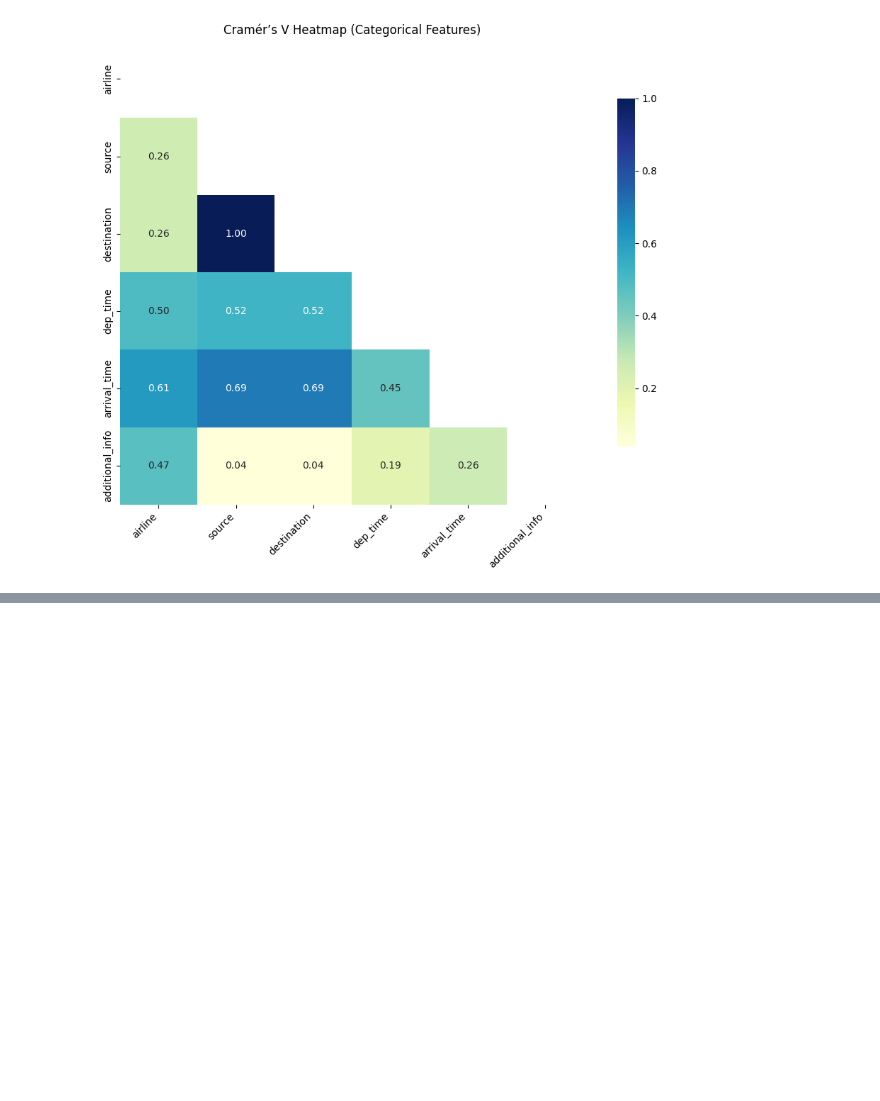
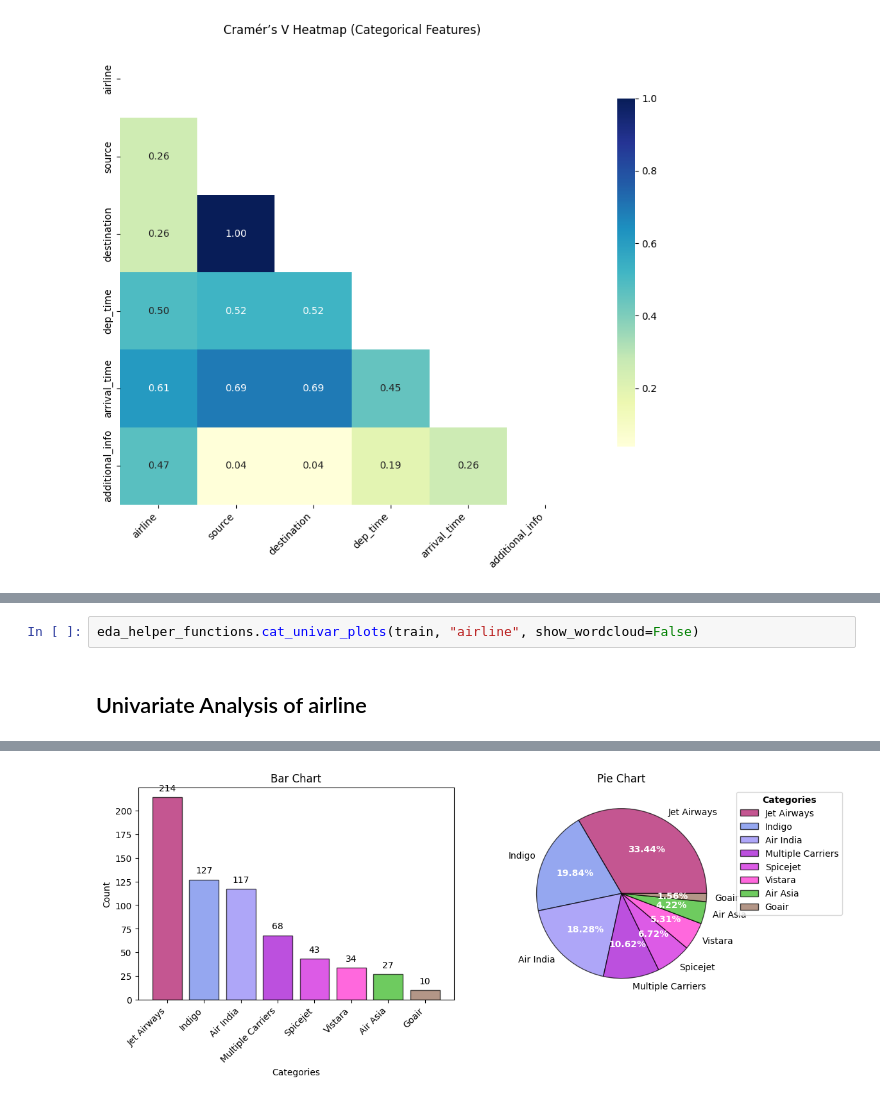
Before and after one commit to Abhinay-bir-17/flight-prediction-sageMaker, a Jupyter notebook: notebooks/eda.ipynb, the cells around one changed output, grey strips where cells are left out. Drawn from its saved outputs; the diff is of its cells as text; blank space fills up the shorter version.

```diff
--- a/notebooks/eda.ipynb
+++ b/notebooks/eda.ipynb
@@ -456,0 +527,4 @@ plot_cramers_v_heatmap(train)
+# %%
+eda_helper_functions.cat_univar_plots(train, "airline", show_wordcloud=False)
+# %% [output]
+Univariate Analysis of airline
@@ -456,0 +532 @@ plot_cramers_v_heatmap(train)
+[figure, added]
```
Also changed, not shown: parts of 47 cells of this notebook, 1 other file.
